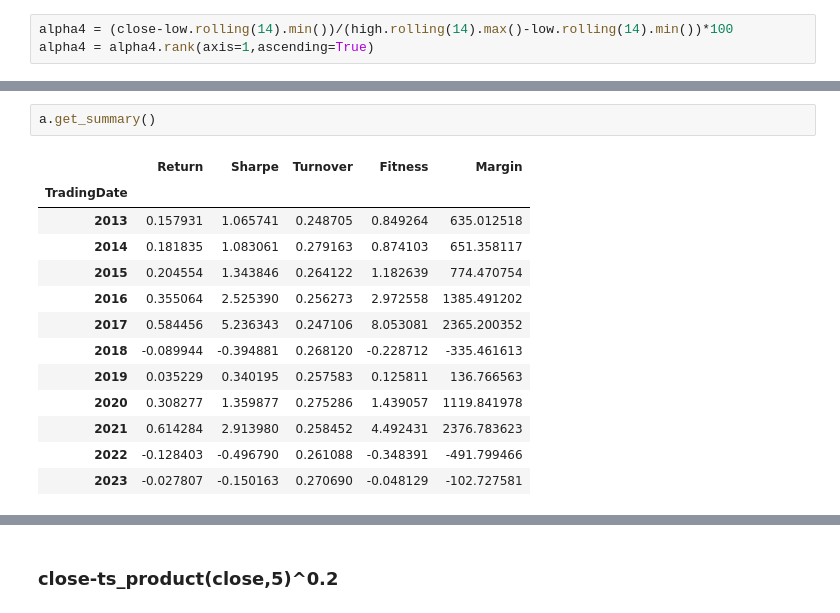
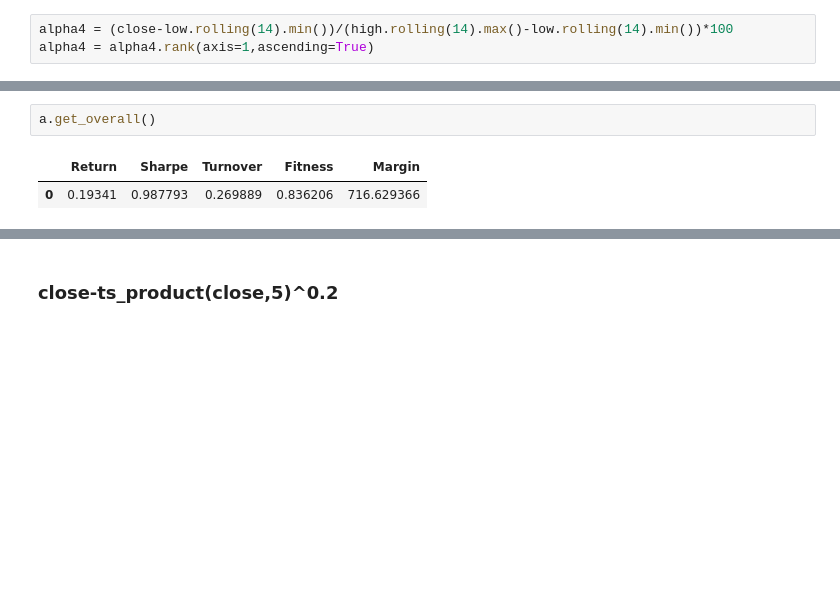
Before and after one commit to khanhtrinh2003/VN30-Strategy, a Jupyter notebook: main.ipynb, the cells around one changed output, grey strips where cells are left out. Drawn from its saved outputs; the diff is of its cells as text; blank space fills up the shorter version.

```diff
--- a/main.ipynb
+++ b/main.ipynb
@@ -247,17 +239,6 @@ plt.legend()
 # %%
-a.get_summary()
+a.get_overall()
 # %% [output]
 |  | Return | Sharpe | Turnover | Fitness | Margin |
-| TradingDate |  |  |  |  |  |
-| 2013 | 0.157931 | 1.065741 | 0.248705 | 0.849264 | 635.012518 |
-| 2014 | 0.181835 | 1.083061 | 0.279163 | 0.874103 | 651.358117 |
-| 2015 | 0.204554 | 1.343846 | 0.264122 | 1.182639 | 774.470754 |
-| 2016 | 0.355064 | 2.525390 | 0.256273 | 2.972558 | 1385.491202 |
-| 2017 | 0.584456 | 5.236343 | 0.247106 | 8.053081 | 2365.200352 |
-| 2018 | -0.089944 | -0.394881 | 0.268120 | -0.228712 | -335.461613 |
-| 2019 | 0.035229 | 0.340195 | 0.257583 | 0.125811 | 136.766563 |
-| 2020 | 0.308277 | 1.359877 | 0.275286 | 1.439057 | 1119.841978 |
-| 2021 | 0.614284 | 2.913980 | 0.258452 | 4.492431 | 2376.783623 |
-| 2022 | -0.128403 | -0.496790 | 0.261088 | -0.348391 | -491.799466 |
-| 2023 | -0.027807 | -0.150163 | 0.270690 | -0.048129 | -102.727581 |
+| 0 | 0.19341 | 0.987793 | 0.269889 | 0.836206 | 716.629366 |
 # %%
```
Also changed, not shown: parts of 20 cells of this notebook, 1 other file.
